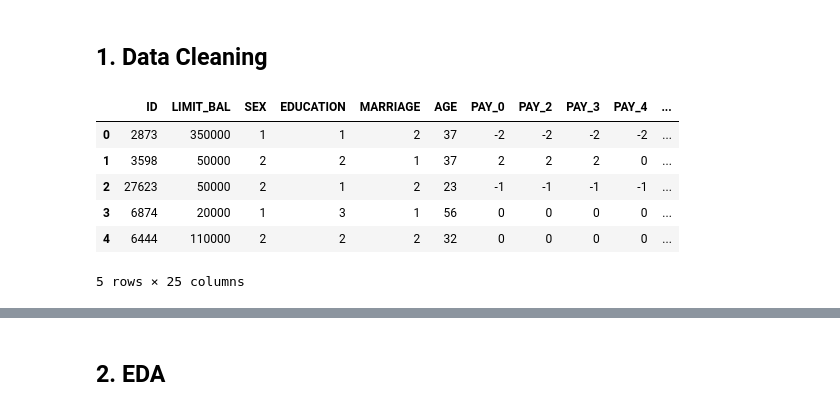
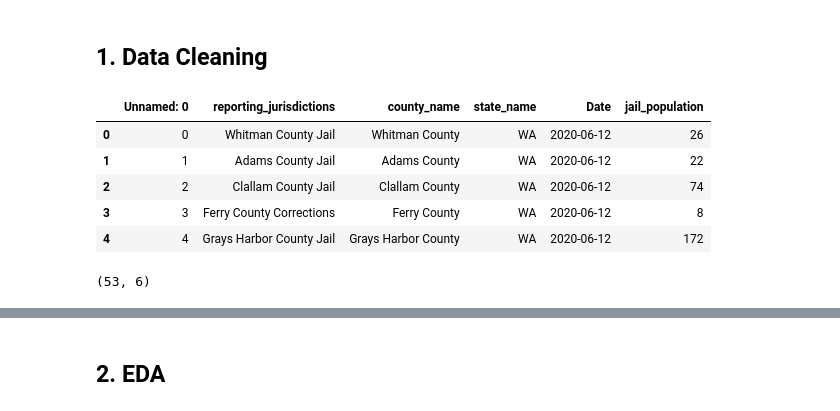
Before and after one commit to meaganlazer/Decarceration_COVID, a Jupyter notebook: Models.ipynb, the cells around one changed output, grey strips where cells are left out. Saved outputs shown, nothing was run; the diff lists cells and outputs as text; code cells hidden in the pictures.

```diff
--- a/Models.ipynb
+++ b/Models.ipynb
@@ -63,13 +40,16 @@ from sklearn.metrics import make_scorer, accuracy_score
 # %% [markdown]
 ## 1. Data Cleaning
 # %%
-df = pd.read_csv('CreditCard_Data_Raw.csv')
-df.head()
+county_jail_df = pd.read_csv('County_Jail.csv')
+county_jail_df.head()
 # %% [output]
-|  | ID | LIMIT_BAL | SEX | EDUCATION | MARRIAGE | AGE | PAY_0 | PAY_2 | PAY_3 | PAY_4 | ... |
-| 0 | 2873 | 350000 | 1 | 1 | 2 | 37 | -2 | -2 | -2 | -2 | ... |
-| 1 | 3598 | 50000 | 2 | 2 | 1 | 37 | 2 | 2 | 2 | 0 | ... |
-| 2 | 27623 | 50000 | 2 | 1 | 2 | 23 | -1 | -1 | -1 | -1 | ... |
-| 3 | 6874 | 20000 | 1 | 3 | 1 | 56 | 0 | 0 | 0 | 0 | ... |
-| 4 | 6444 | 110000 | 2 | 2 | 2 | 32 | 0 | 0 | 0 | 0 | ... |
+|  | Unnamed: 0 | reporting_jurisdictions | county_name | state_name | Date | jail_population |
+| 0 | 0 | Whitman County Jail | Whitman County | WA | 2020-06-12 | 26 |
+| 1 | 1 | Adams County Jail | Adams County | WA | 2020-06-12 | 22 |
+| 2 | 2 | Clallam County Jail | Clallam County | WA | 2020-06-12 | 74 |
+| 3 | 3 | Ferry County Corrections | Ferry County | WA | 2020-06-12 | 8 |
+| 4 | 4 | Grays Harbor County Jail | Grays Harbor County | WA | 2020-06-12 | 172 |
-5 rows × 25 columns
+# %%
+county_jail_df.shape
+# %% [output]
+(53, 6)
```
Also changed, not shown: parts of 7 cells of this notebook, 2 other files.
